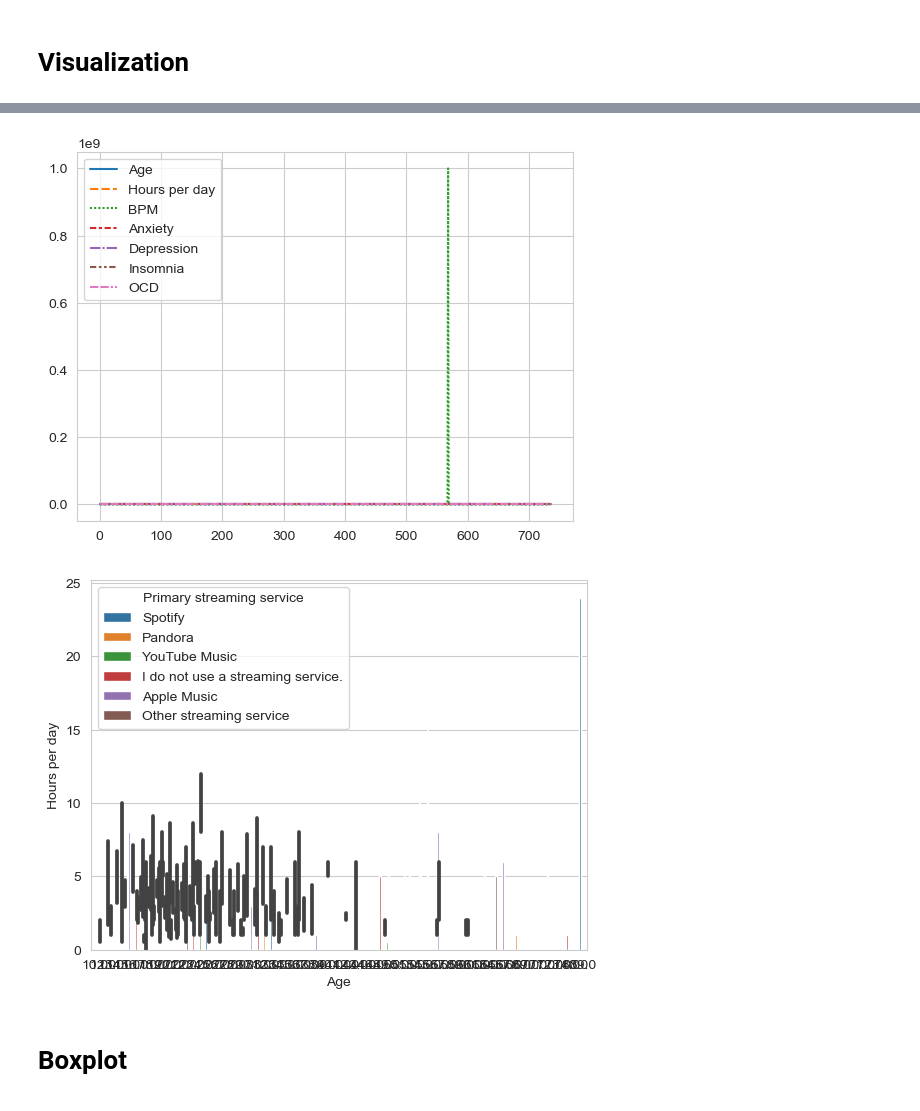
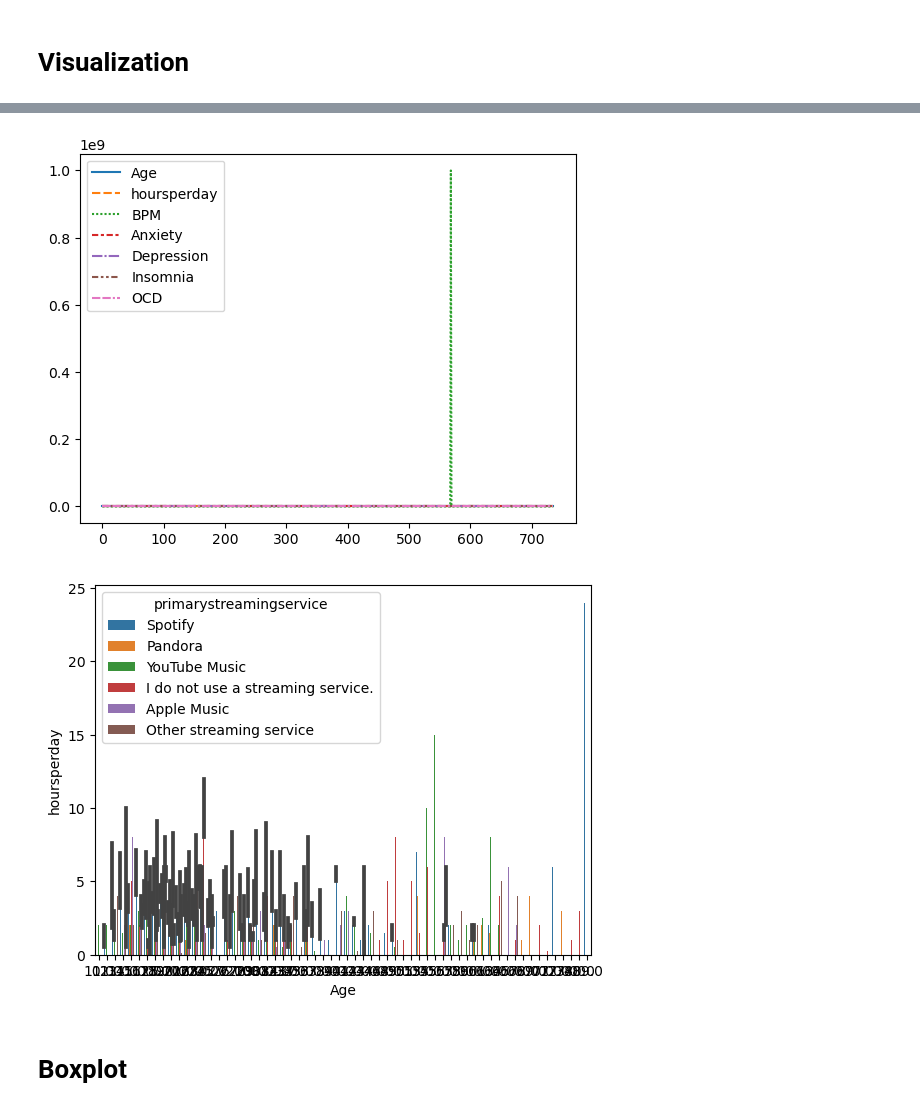
Before and after one commit to FranklinBosire/Music-And-Therapy-Survey, a Jupyter notebook: Music And Therapy Survey.ipynb, the cells around one changed output, grey strips where cells are left out. Cells and saved outputs as stored; diff of their text form; code cells hidden in the pictures.

```diff
--- a/Music And Therapy Survey.ipynb
+++ b/Music And Therapy Survey.ipynb
@@ -172,3 +26,0 @@ new_dat
-# %%
-dat.columns=dat.columns.str.replace('&','_')
-dat.head()
@@ -182,0 +273,5 @@ dat.head()
+# %%
+dat=dat.rename(columns = {'Primary streaming service' :'primarystreamingservice', 'Hours per day':'hoursperday', 'While working':'whileworking', 'Fav genre':'favgenre', 'Foreign languages':'foreignlanguages', 'Frequency [R&B]':'frequency[R&B]',
+       'Frequency [Rap]':'frequency[Rap]', 'Frequency [Rock]':'frequency[Rock]', 'Music effects':'musiceffects',
+}, inplace = False)
+dat.head()
@@ -199,0 +367,6 @@ pd.isnull(dat).sum().sum()
+# %%
+# Replace the NaNs in column S2 & S3 by the mean of values
+# in column S2 & S3 respectively
+dat[['favgenre','Age']] = dat[['favgenre','Age']].fillna(value=dat[['favgenre','Age']].mean())
+print('Updated Dataframe:')
+print(dat)
@@ -200,3 +413,5 @@ pd.isnull(dat).sum().sum()
+# %%
+dat = dat.apply(lambda x:x.fillna(x.value_counts().index[0]))
 # %% [markdown]
 # Outliers
 An outlier is a data point in a data set that is distant from all other observations. outliers are the extreme values within the dataset.
@@ -351,17 +565,17 @@ plt.show()
 # %%
 #lineplot of primary streaming service
-sns.lineplot(data=dat.drop(['Primary streaming service'], axis=1))
+sns.lineplot(data=dat.drop(['primarystreamingservice'], axis=1))
 plt.show()
 # %% [output]
-[figure, old version]
+[figure, new version]
 # %%
 #barplot of primary streaming service on age against hours per day
-sns.barplot(x='Age',y='Hours per day', data=dat,
-            hue='Primary streaming service')
+sns.barplot(x='Age',y='hoursperday', data=dat,
+            hue='primarystreamingservice')
 
 plt.show()
 # %% [output]
-[figure, old version]
+[figure, new version]
 # %% [markdown]
 # Boxplot
 # %%
```
Also changed, not shown: parts of 70 cells of this notebook.
